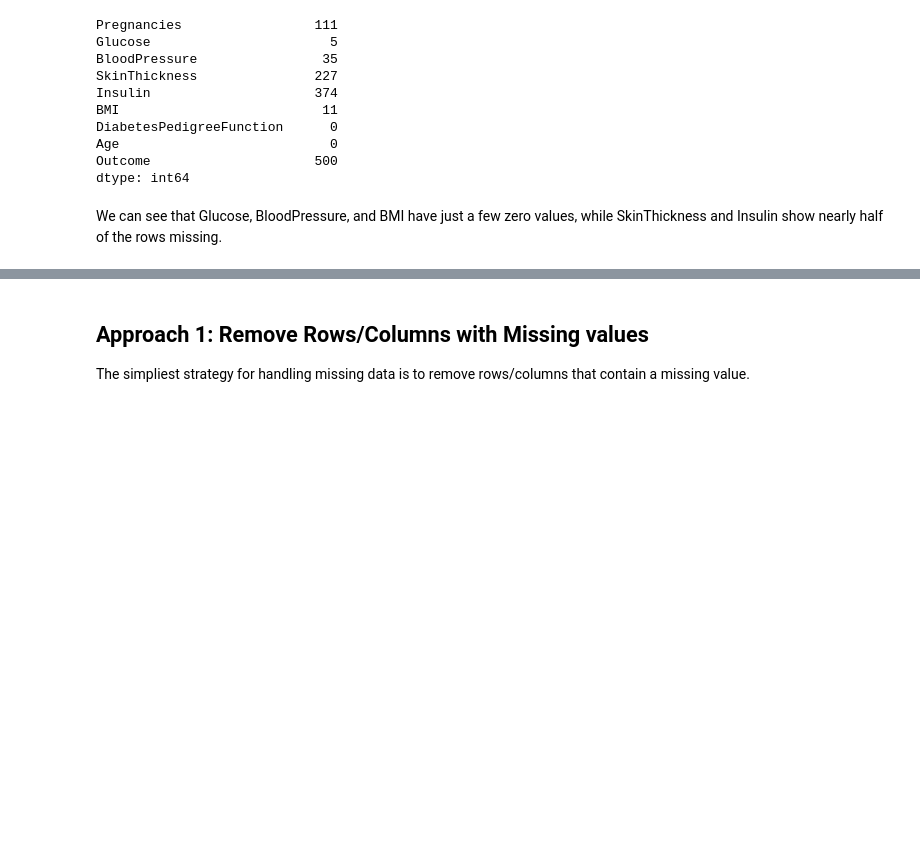
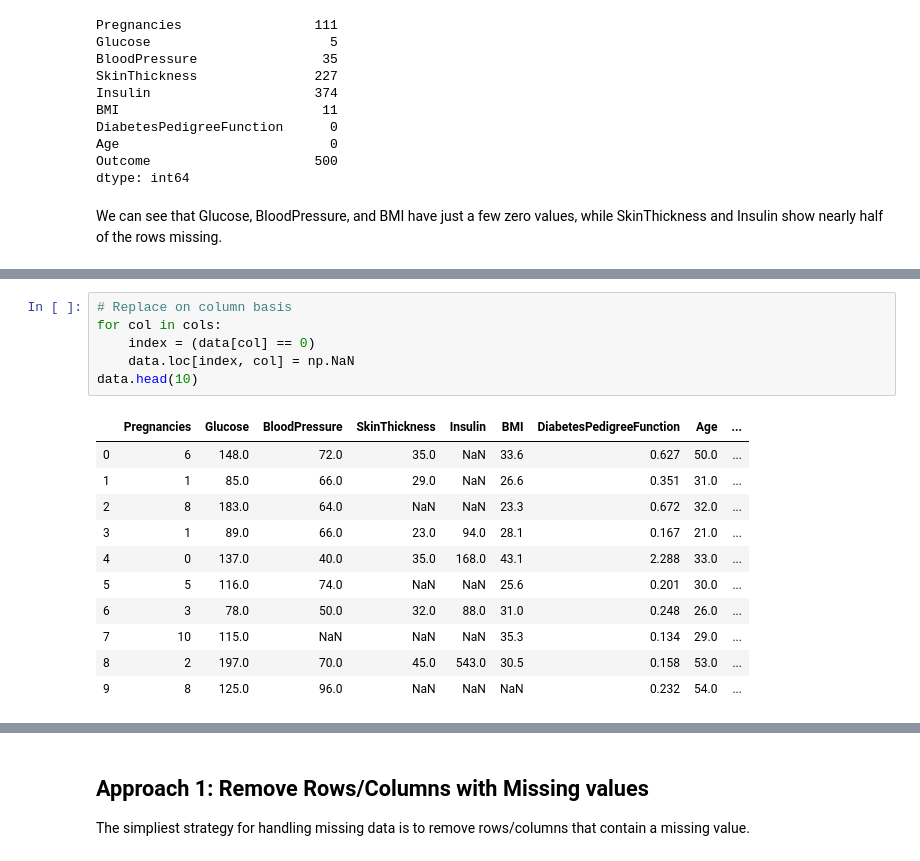
Before and after one commit to ch00226855/CMP464-Fall2019, a Jupyter notebook: Week11_DataCleaningAndPreparation.ipynb, the cells around one changed output, grey strips where cells are left out. Cells and saved outputs as stored; diff of their text form; blank space fills up the shorter version.

```diff
--- a/Week11_DataCleaningAndPreparation.ipynb
+++ b/Week11_DataCleaningAndPreparation.ipynb
@@ -72,0 +139,18 @@ We can see that Glucose, BloodPressure, and BMI have just a few zero values, whi
+# %%
+# Replace on column basis
+for col in cols:
+    index = (data[col] == 0)
+    data.loc[index, col] = np.NaN
+data.head(10)
+# %% [output]
+|  | Pregnancies | Glucose | BloodPressure | SkinThickness | Insulin | BMI | DiabetesPedigreeFunction | Age | ... |
+| 0 | 6 | 148.0 | 72.0 | 35.0 | NaN | 33.6 | 0.627 | 50.0 | ... |
+| 1 | 1 | 85.0 | 66.0 | 29.0 | NaN | 26.6 | 0.351 | 31.0 | ... |
+| 2 | 8 | 183.0 | 64.0 | NaN | NaN | 23.3 | 0.672 | 32.0 | ... |
+| 3 | 1 | 89.0 | 66.0 | 23.0 | 94.0 | 28.1 | 0.167 | 21.0 | ... |
+| 4 | 0 | 137.0 | 40.0 | 35.0 | 168.0 | 43.1 | 2.288 | 33.0 | ... |
+| 5 | 5 | 116.0 | 74.0 | NaN | NaN | 25.6 | 0.201 | 30.0 | ... |
+| 6 | 3 | 78.0 | 50.0 | 32.0 | 88.0 | 31.0 | 0.248 | 26.0 | ... |
+| 7 | 10 | 115.0 | NaN | NaN | NaN | 35.3 | 0.134 | 29.0 | ... |
+| 8 | 2 | 197.0 | 70.0 | 45.0 | 543.0 | 30.5 | 0.158 | 53.0 | ... |
+| 9 | 8 | 125.0 | 96.0 | NaN | NaN | NaN | 0.232 | 54.0 | ... |
```
Also changed, not shown: parts of 42 cells of this notebook.
